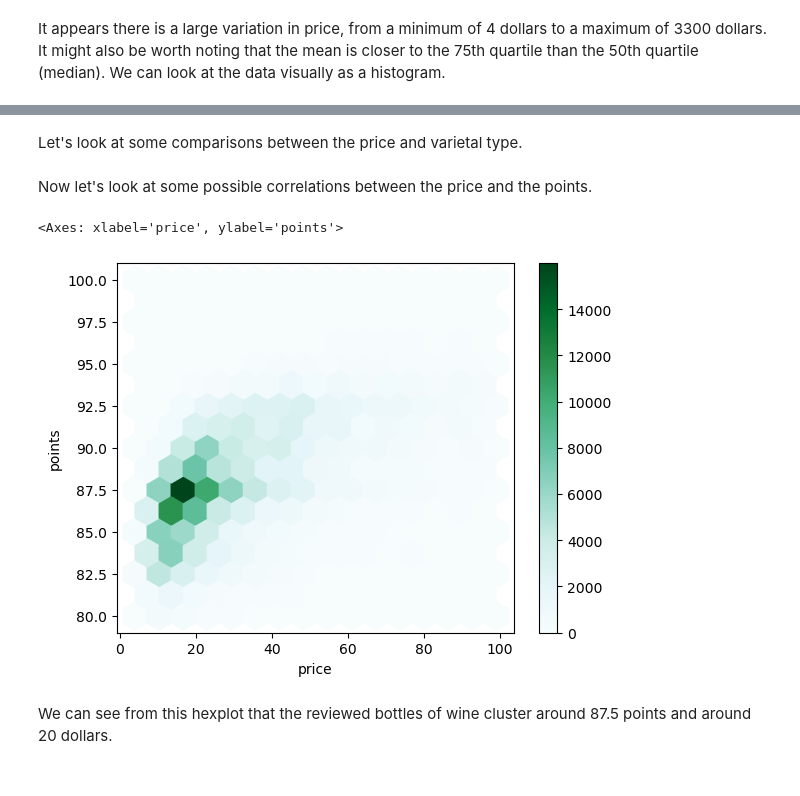
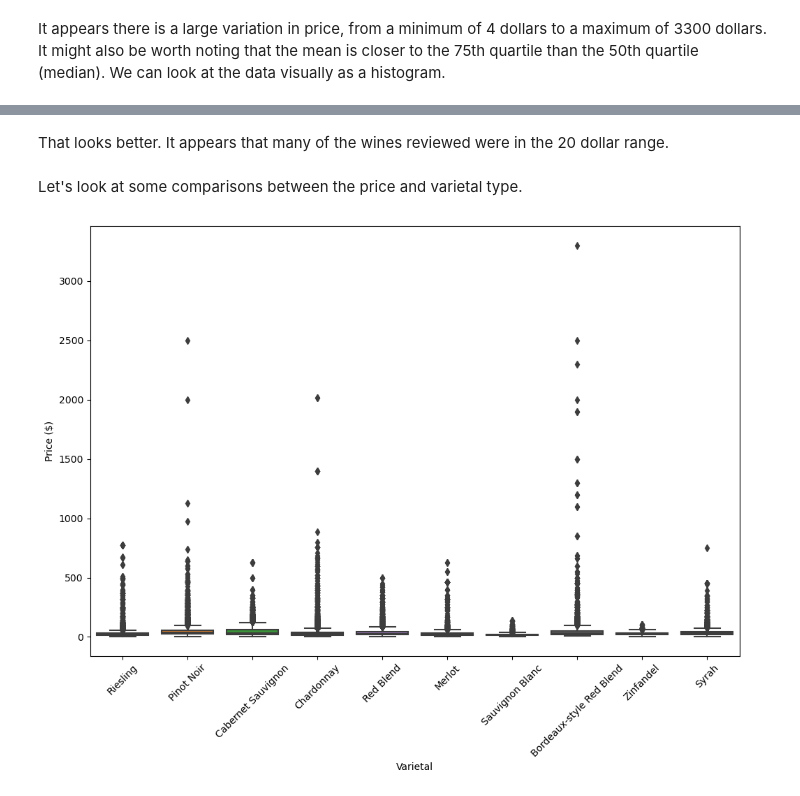
Before and after one commit to dancing-badger/Capstone-2, a Jupyter notebook: What Price for Wine.ipynb, the cells around one changed output, grey strips where cells are left out. Cells and saved outputs as stored; diff of their text form; code cells hidden in the pictures.

Commit message:
Data Cleaning Suggestions

```diff
--- a/What Price for Wine.ipynb
+++ b/What Price for Wine.ipynb
@@ -241,11 +281,19 @@ That looks better. It appears that
+# %% [markdown]
+That looks better. It appears that many of the wines reviewed were in the 20 dollar range.
 # %% [markdown]
 Let's look at some comparisons between the price and varietal type.
-# %% [markdown]
-Now let's look at some possible correlations between the price and the points.
-# %%
-df[df['price'] < 100].plot.hexbin(x='price', y='points', gridsize=15)
-# %% [output]
-<Axes: xlabel='price', ylabel='points'>
-[figure, removed]
-# %% [markdown]
-We can see from this hexplot that the reviewed bottles of wine cluster around 87.5 points and around 20 dollars.
+# %%
+# Count the number of entries for each variety and get the top 10
+top_varieties = df['variety'].value_counts().head(10).index.tolist()
+
+# Filter the DataFrame to include only rows where 'variety' is in the list of top 10 varieties
+filtered_df = df[df['variety'].isin(top_varieties)]
+
+# Plot the boxplot using the filtered DataFrame
+plt.figure(figsize=(12, 8))
+sns.boxplot(x='variety', y='price', data=filtered_df)
+plt.xticks(rotation=45)  #Rotate x-axis labels for better readability
+plt.ylabel('Price ($)')
+plt.xlabel('Varietal');
+# %% [output]
+[figure, added]
```
Also changed, not shown: parts of 43 cells of this notebook.
